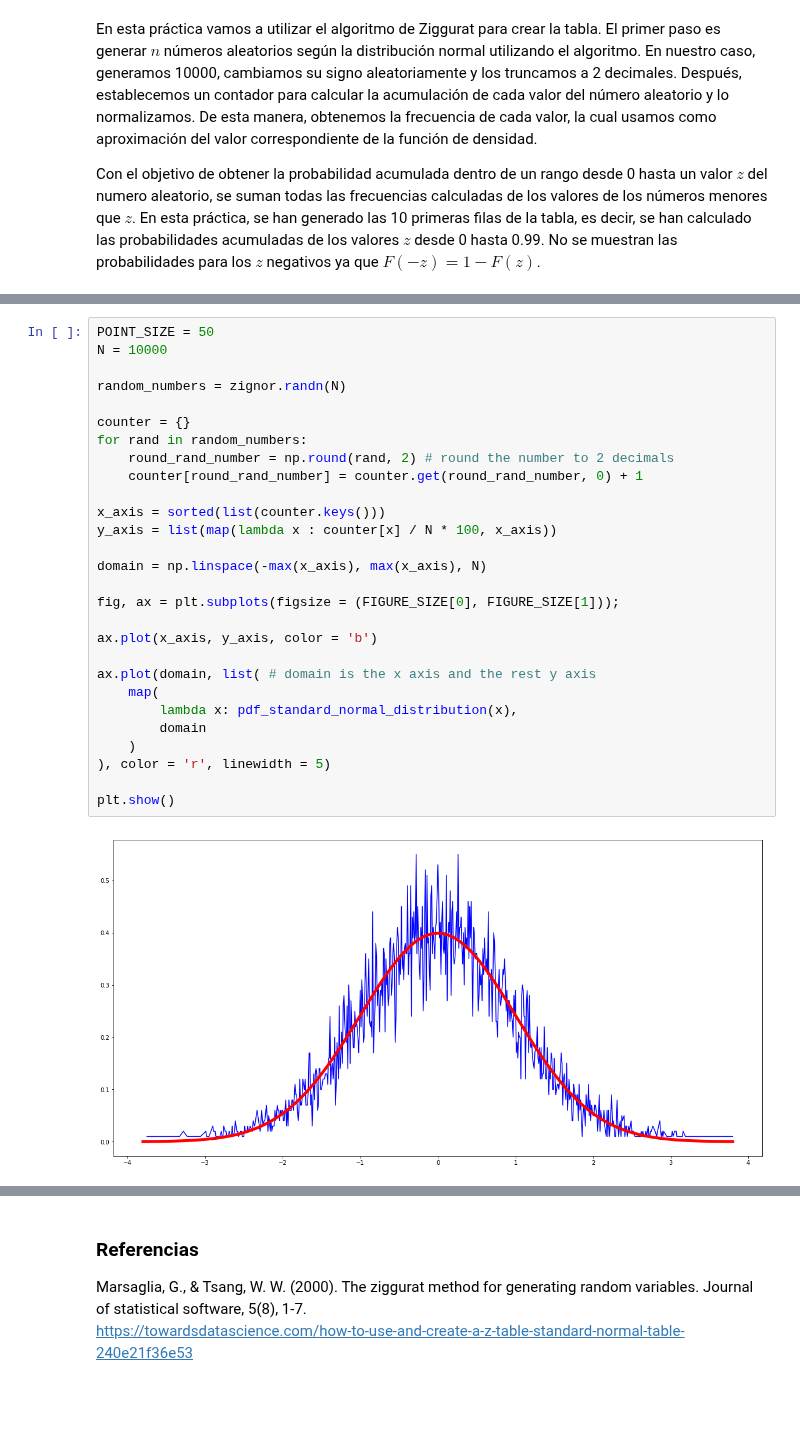
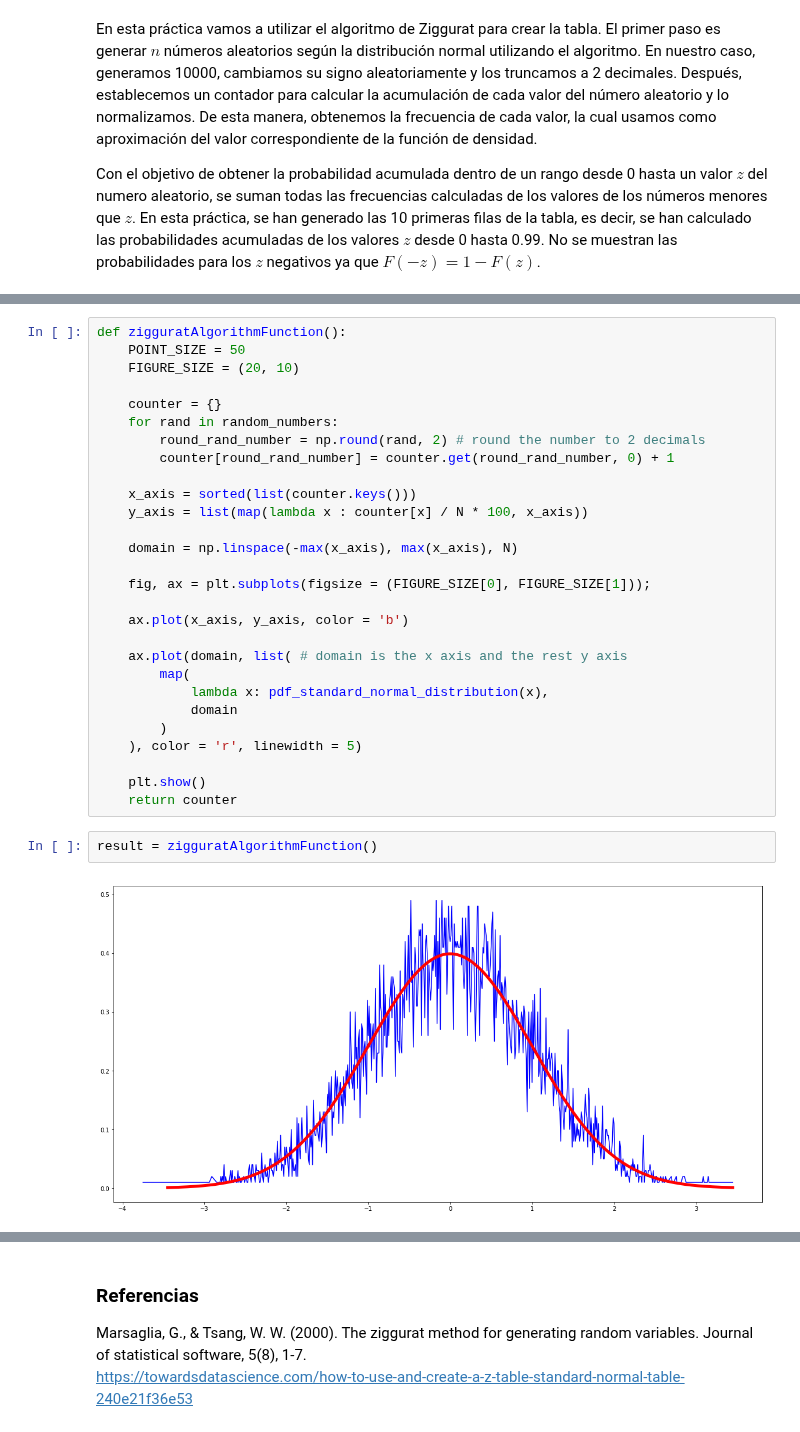
Before and after one commit to ZReKoJ/Ziggurat, a Jupyter notebook: presentacion.ipynb, the cells around one changed output, grey strips where cells are left out. Cells and saved outputs as stored; diff of their text form; blank space fills up the shorter version.

```diff
--- a/presentacion.ipynb
+++ b/presentacion.ipynb
@@ -175,31 +226,33 @@ plt.close()
 # %%
-POINT_SIZE = 50
-N = 10000
+def zigguratAlgorithmFunction():
+    POINT_SIZE = 50
+    FIGURE_SIZE = (20, 10)
 
-random_numbers = zignor.randn(N)
+    counter = {}
+    for rand in random_numbers:
+        round_rand_number = np.round(rand, 2) # round the number to 2 decimals
+        counter[round_rand_number] = counter.get(round_rand_number, 0) + 1
 
-counter = {}
-for rand in random_numbers:
-    round_rand_number = np.round(rand, 2) # round the number to 2 decimals
-    counter[round_rand_number] = counter.get(round_rand_number, 0) + 1
+    x_axis = sorted(list(counter.keys()))
+    y_axis = list(map(lambda x : counter[x] / N * 100, x_axis))
 
-x_axis = sorted(list(counter.keys()))
-y_axis = list(map(lambda x : counter[x] / N * 100, x_axis))
+    domain = np.linspace(-max(x_axis), max(x_axis), N)
 
-domain = np.linspace(-max(x_axis), max(x_axis), N)
+    fig, ax = plt.subplots(figsize = (FIGURE_SIZE[0], FIGURE_SIZE[1]));
 
-fig, ax = plt.subplots(figsize = (FIGURE_SIZE[0], FIGURE_SIZE[1]));
+    ax.plot(x_axis, y_axis, color = 'b')
 
-ax.plot(x_axis, y_axis, color = 'b')
+    ax.plot(domain, list( # domain is the x axis and the rest y axis
+        map(
+            lambda x: pdf_standard_normal_distribution(x),
+            domain
+        )
+    ), color = 'r', linewidth = 5)
 
-ax.plot(domain, list( # domain is the x axis and the rest y axis
-    map(
-        lambda x: pdf_standard_normal_distribution(x),
-        domain
-    )
-), color = 'r', linewidth = 5)
-
-plt.show()
+    plt.show()
+    return counter
-# %% [output]
-[figure, removed]
+# %%
+result = zigguratAlgorithmFunction()
+# %% [output]
+[figure, added]
 # %%
```
Also changed, not shown: parts of 16 cells of this notebook, 1 other file.
